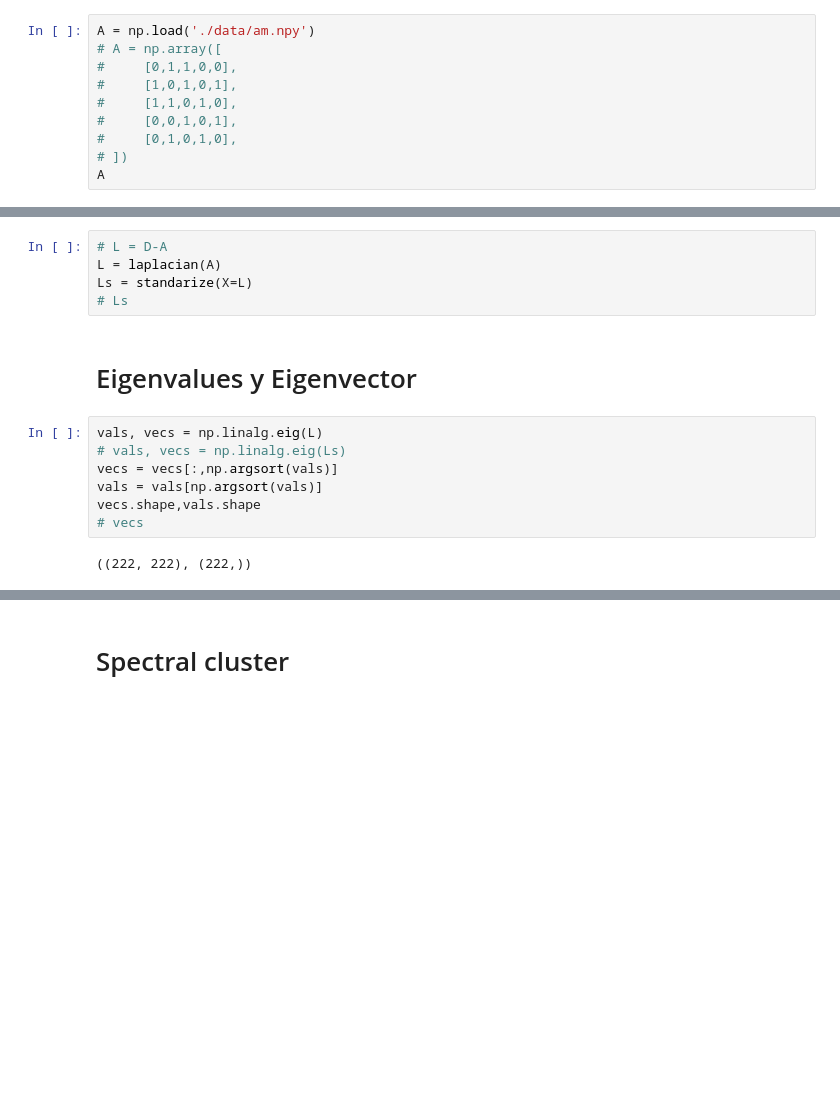
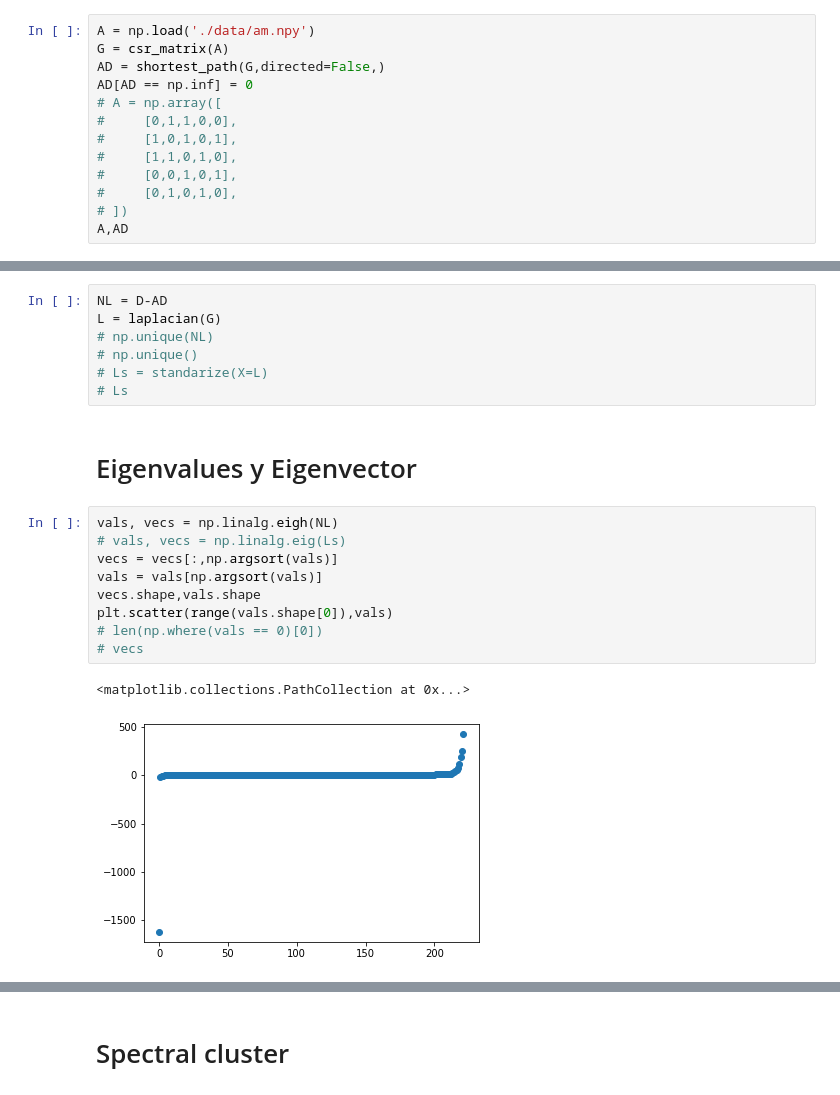
Before and after one commit to nachocodexx/cinvestav-da-clustering, a Jupyter notebook: Untitled.ipynb, the cells around one changed output, grey strips where cells are left out. Cells and saved outputs as stored; diff of their text form; blank space fills up the shorter version.

Commit message:
Adj. Matrix [updated]

```diff
--- a/Untitled.ipynb
+++ b/Untitled.ipynb
@@ -331,6 +333,9 @@ def runCreateConsumers(data):
 # Creacion de matriz de adyacencia
 # %%
 A = np.load('./data/am.npy')
+G = csr_matrix(A)
+AD = shortest_path(G,directed=False,)
+AD[AD == np.inf] = 0
 # A = np.array([
 #     [0,1,1,0,0],
 #     [1,0,1,0,1],
@@ -338,5 +343,5 @@ A = np.load('./data/am.npy')
 #     [0,0,1,0,1],
 #     [0,1,0,1,0],
 # ])
-A
+A,AD
 # %% [output]
@@ -357,19 +375,24 @@ D.shape
 # %% [markdown]
 # Laplacian
 # %%
-# L = D-A
-L = laplacian(A)
-Ls = standarize(X=L)
+NL = D-AD
+L = laplacian(G)
+# np.unique(NL)
+# np.unique()
+# Ls = standarize(X=L)
 # Ls
 # %% [markdown]
 # Eigenvalues y Eigenvector
 # %%
-vals, vecs = np.linalg.eig(L)
+vals, vecs = np.linalg.eigh(NL)
 # vals, vecs = np.linalg.eig(Ls)
 vecs = vecs[:,np.argsort(vals)]
 vals = vals[np.argsort(vals)]
 vecs.shape,vals.shape
+plt.scatter(range(vals.shape[0]),vals)
+# len(np.where(vals == 0)[0])
 # vecs
 # %% [output]
-((222, 222), (222,))
+<matplotlib.collections.PathCollection at 0x...>
+[figure, added]
 # %%
```
Also changed, not shown: parts of 5 cells of this notebook, 2 other files.
